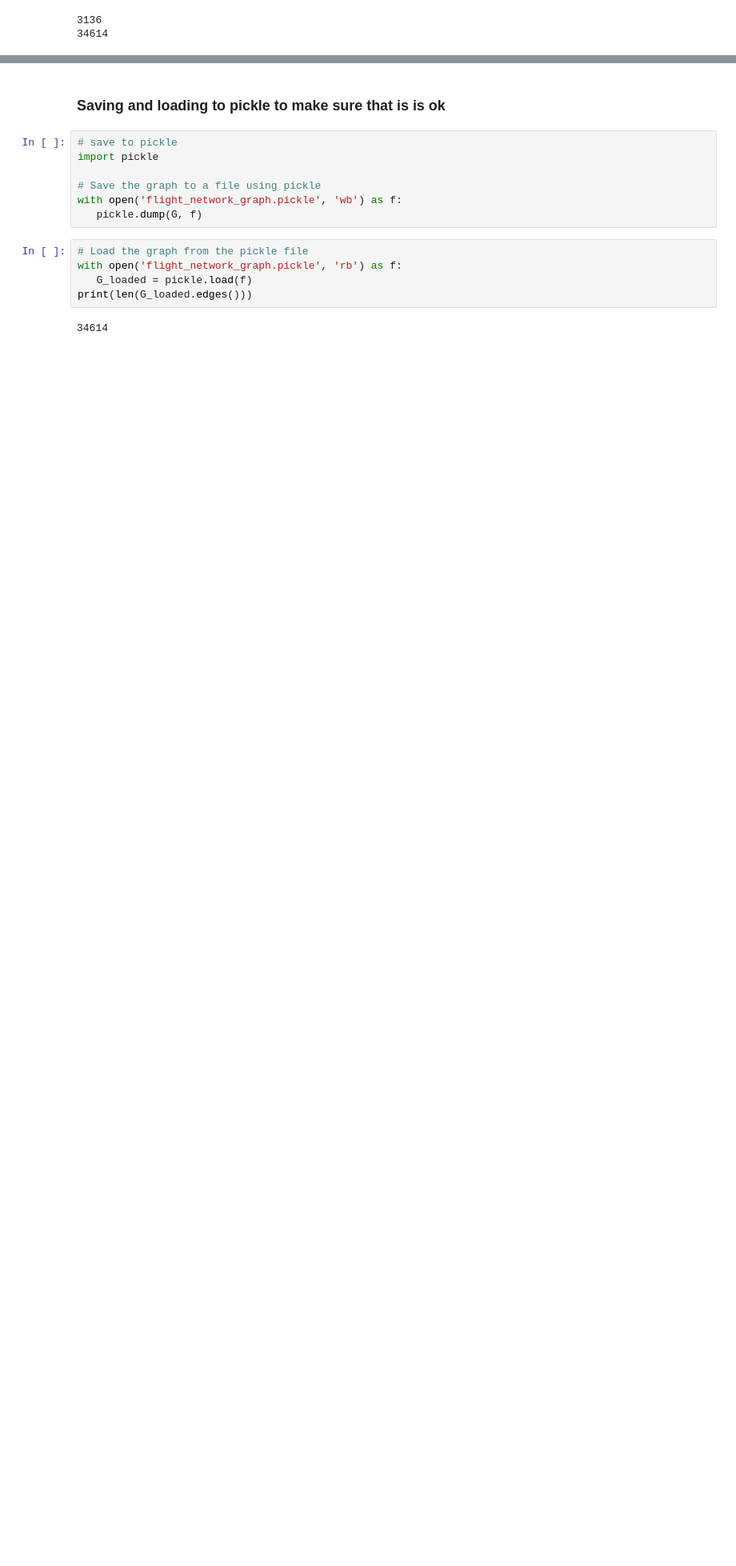
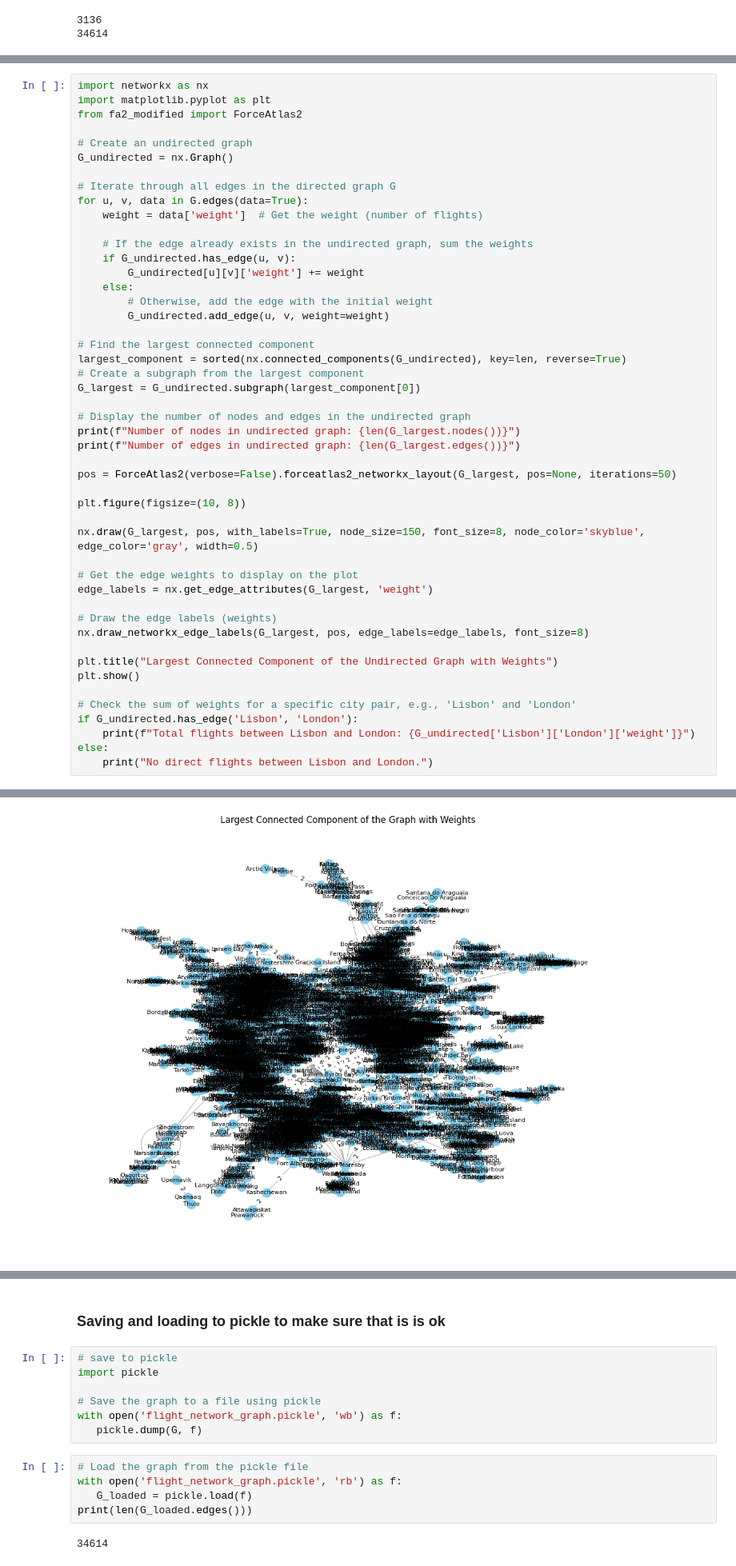
Before and after one commit to anampavicic/SGAI-Final-Project, a Jupyter notebook: scraping.ipynb, the cells around one changed output, grey strips where cells are left out. Shown at 80% size. Saved outputs shown, nothing was run; the diff lists cells and outputs as text; blank space fills up the shorter version.

```diff
--- a/scraping.ipynb
+++ b/scraping.ipynb
@@ -140,0 +171,49 @@ Weight 18: 1 edges
+# %%
+import networkx as nx
+import matplotlib.pyplot as plt
+from fa2_modified import ForceAtlas2
+
+# Create an undirected graph
+G_undirected = nx.Graph()
+
+# Iterate through all edges in the directed graph G
+for u, v, data in G.edges(data=True):
+    weight = data['weight']  # Get the weight (number of flights)
+
+    # If the edge already exists in the undirected graph, sum the weights
+    if G_undirected.has_edge(u, v):
+        G_undirected[u][v]['weight'] += weight
+    else:
+        # Otherwise, add the edge with the initial weight
+        G_undirected.add_edge(u, v, weight=weight)
+
+# Find the largest connected component
+largest_component = sorted(nx.connected_components(G_undirected), key=len, reverse=True)
+# Create a subgraph from the largest component
+G_largest = G_undirected.subgraph(largest_component[0])
+
+# Display the number of nodes and edges in the undirected graph
+print(f"Number of nodes in undirected graph: {len(G_largest.nodes())}")
+print(f"Number of edges in undirected graph: {len(G_largest.edges())}")
+
+pos = ForceAtlas2(verbose=False).forceatlas2_networkx_layout(G_largest, pos=None, iterations=50)
+
+plt.figure(figsize=(10, 8))
+
+nx.draw(G_largest, pos, with_labels=True, node_size=150, font_size=8, node_color='skyblue', edge_color='gray', width=0.5)
+
+# Get the edge weights to display on the plot
+edge_labels = nx.get_edge_attributes(G_largest, 'weight')
+
+# Draw the edge labels (weights)
+nx.draw_networkx_edge_labels(G_largest, pos, edge_labels=edge_labels, font_size=8)
+
+plt.title("Largest Connected Component of the Undirected Graph with Weights")
+plt.show()
+
+# Check the sum of weights for a specific city pair, e.g., 'Lisbon' and 'London'
+if G_undirected.has_edge('Lisbon', 'London'):
+    print(f"Total flights between Lisbon and London: {G_undirected['Lisbon']['London']['weight']}")
+else:
+    print("No direct flights between Lisbon and London.")
+# %% [output]
@@ -140,0 +222 @@ Weight 18: 1 edges
+[figure, added]
```
Also changed, not shown: parts of 7 cells of this notebook, 1 other file.
